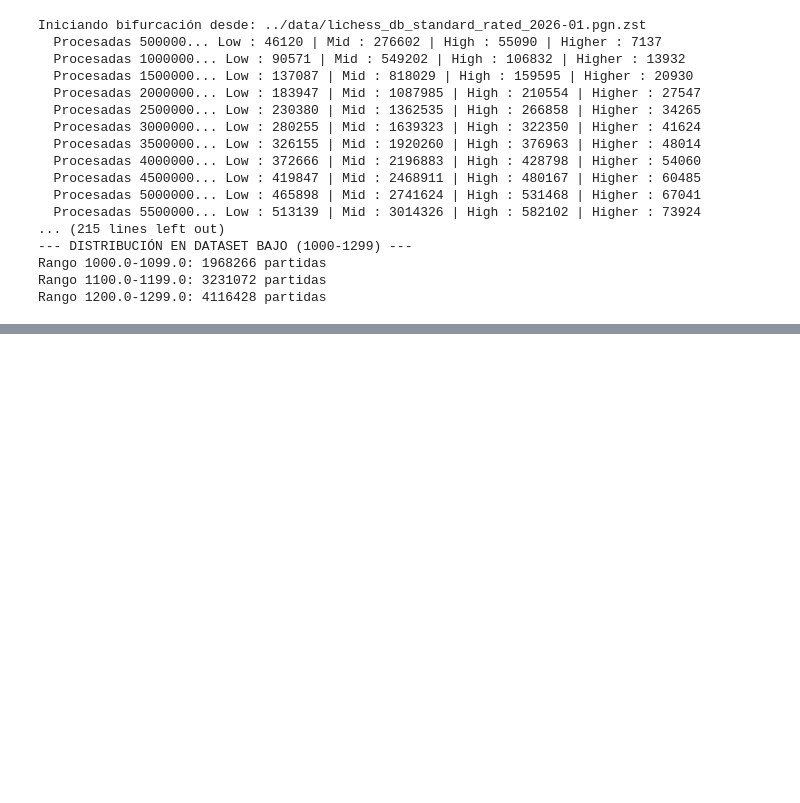
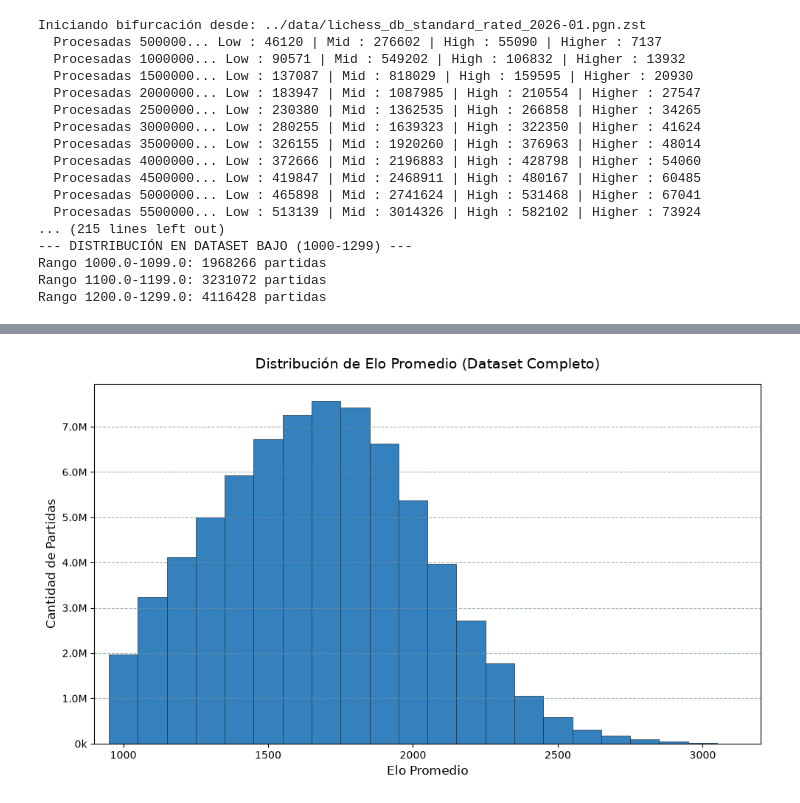
Before and after one commit to agustinlp5/tesis_chess, a Jupyter notebook: notebooks/primer_preprocesamiento.ipynb, the cells around one changed output, grey strips where cells are left out. Saved outputs shown, nothing was run; the diff lists cells and outputs as text; code cells hidden in the pictures; blank space fills up the shorter version.

```diff
--- a/notebooks/primer_preprocesamiento.ipynb
+++ b/notebooks/primer_preprocesamiento.ipynb
@@ -170,0 +175,7 @@ Rango 1200.0-1299.0: 4116428 partidas
+# %%
+archivos = [
+    "../data/2026_1_preproc_low_elo.pgn.zst",
+    "../data/2026_1_preproc_mid_elo.pgn.zst",
+    "../data/2026_1_preproc_high_elo.pgn.zst",
+    "../data/2026_1_preproc_higher_elo.pgn.zst"
+]
@@ -170,0 +234,25 @@ Rango 1200.0-1299.0: 4116428 partidas
+# %%
+# Ordenar los datos por el rango de Elo
+x = sorted(distribucion_total.keys())
+y = [distribucion_total[bin] for bin in x]
+# %%
+plt.figure(figsize=(10, 6))
+
+# Trazar un único histograma continuo
+plt.bar(x, y, width=tamaño_bin, color="#3481bd", edgecolor="#173246", linewidth=0.5)
+
+plt.title("Distribución de Elo Promedio (Dataset Completo)", fontsize=14, pad=15)
+plt.xlabel("Elo Promedio", fontsize=12)
+plt.ylabel("Cantidad de Partidas", fontsize=12)
+plt.xlim(900, 3200)
+plt.grid(axis='y', linestyle='--', alpha=0.7,color="#7991a2")
+
+# Formatear el eje Y en millones/miles
+formatter = plt.FuncFormatter(lambda val, pos: f'{val*1e-6:.1f}M' if val >= 1e6 else f'{val*1e-3:.0f}k')
+plt.gca().yaxis.set_major_formatter(formatter)
+
+plt.tight_layout()
+plt.savefig("../data/generado/graficos/distribucion_elo_global.png", dpi=300)
+plt.show()
+# %% [output]
+[figure, added]
```
Also changed, not shown: parts of 3 cells of this notebook, 3 other files.
